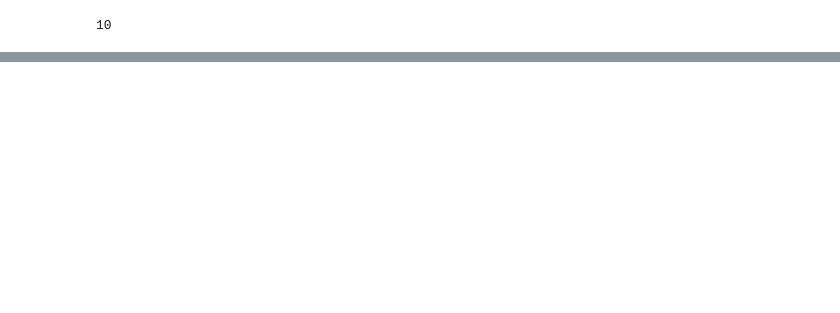
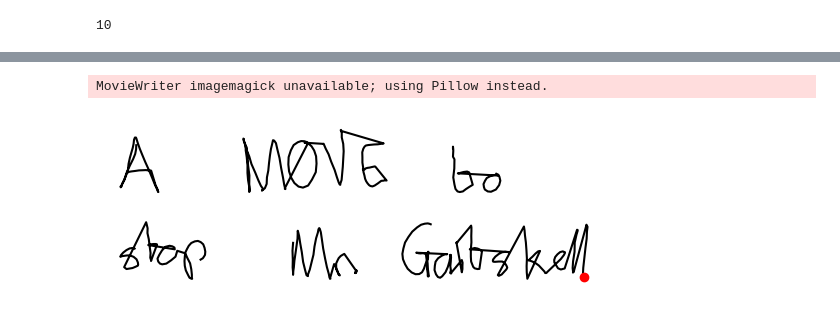
Before and after one commit to Shambu-K/handwriting-generator-model, a Jupyter notebook: Code/STR_model/demo_str.ipynb, the cells around one changed output, grey strips where cells are left out. Drawn from its saved outputs; the diff is of its cells as text; code cells hidden in the pictures; blank space fills up the shorter version.

```diff
--- a/Code/STR_model/demo_str.ipynb
+++ b/Code/STR_model/demo_str.ipynb
@@ -130,0 +137,40 @@ lines = translate_strokes(stroke_array, page_width, width_list, space_bn_words=3
+# %%
+import matplotlib.pyplot as plt
+import matplotlib.animation as animation
+
+def animate_lines(lines, color='black', title='', speed=0.5, save_path=None):
+    ''' Animate the strokes of a word.'''
+    fig, ax = plt.subplots()
+    padding = 10
+    all_strokes = [stroke for line in lines for stroke in line]
+    xlim = (min(stroke[:, 0].min() for stroke in all_strokes)-padding, max(stroke[:, 0].max() for stroke in all_strokes)+padding)
+    ylim = (min(stroke[:, 1].min() for stroke in all_strokes)-padding//2, max(stroke[:, 1].max() for stroke in all_strokes)+padding//2)
+    ax.set_xlim(xlim)
+    ax.set_ylim(ylim)
+    ax.invert_yaxis()
+    ax.axis('off')
+    ax.set_aspect('equal')
+
+    lines = [ax.plot([], [], color=color)[0] for _ in all_strokes]  # Create a line for each stroke
+    pen, = ax.plot([], [], color='red', marker='o')  # Create a marker for the pen
+
+    def animate(i):
+        stroke_num = 0
+        total_length = 0
+        for stroke in all_strokes:
+            if total_length <= i < total_length + len(stroke):
+                lines[stroke_num].set_data(stroke[:i-total_length+1, 0], stroke[:i-total_length+1, 1])  # Update the line data for the current stroke
+                pen.set_data(stroke[i-total_length, 0], stroke[i-total_length, 1])  # Move the pen to the current coordinate
+            total_length += len(stroke)
+            stroke_num += 1
+        return lines + [pen]
+
+    ani = animation.FuncAnimation(fig, animate, frames=sum(len(stroke) for stroke in all_strokes), interval=100/speed, blit=True)
+    if save_path is not None:
+        ani.save(save_path, writer='imagemagick')
+    plt.show()
+
+animate_lines(lines, color='black', title='', speed=0.5, save_path='animation.gif')
+# %% [output]
+MovieWriter imagemagick unavailable; using Pillow instead.
+[figure, added]
```
Also changed, not shown: parts of 3 cells of this notebook, 3 other files.
